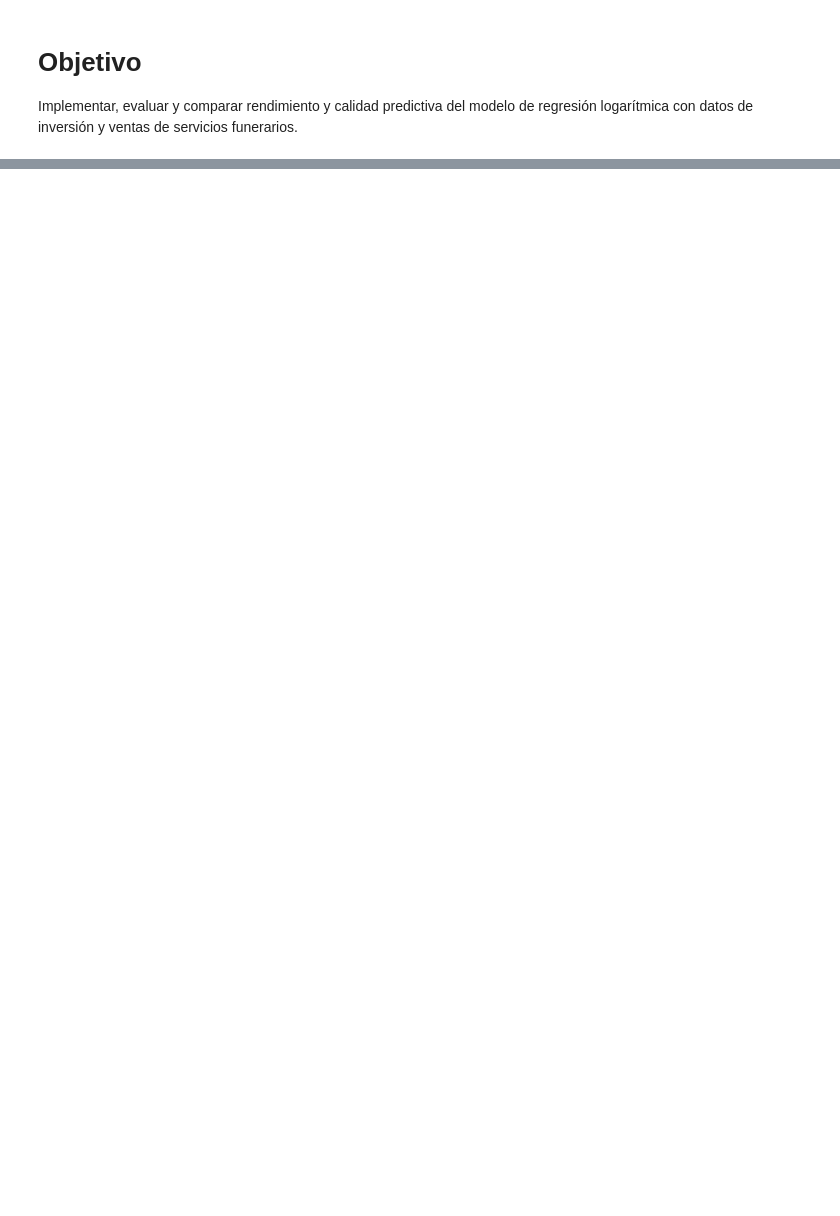
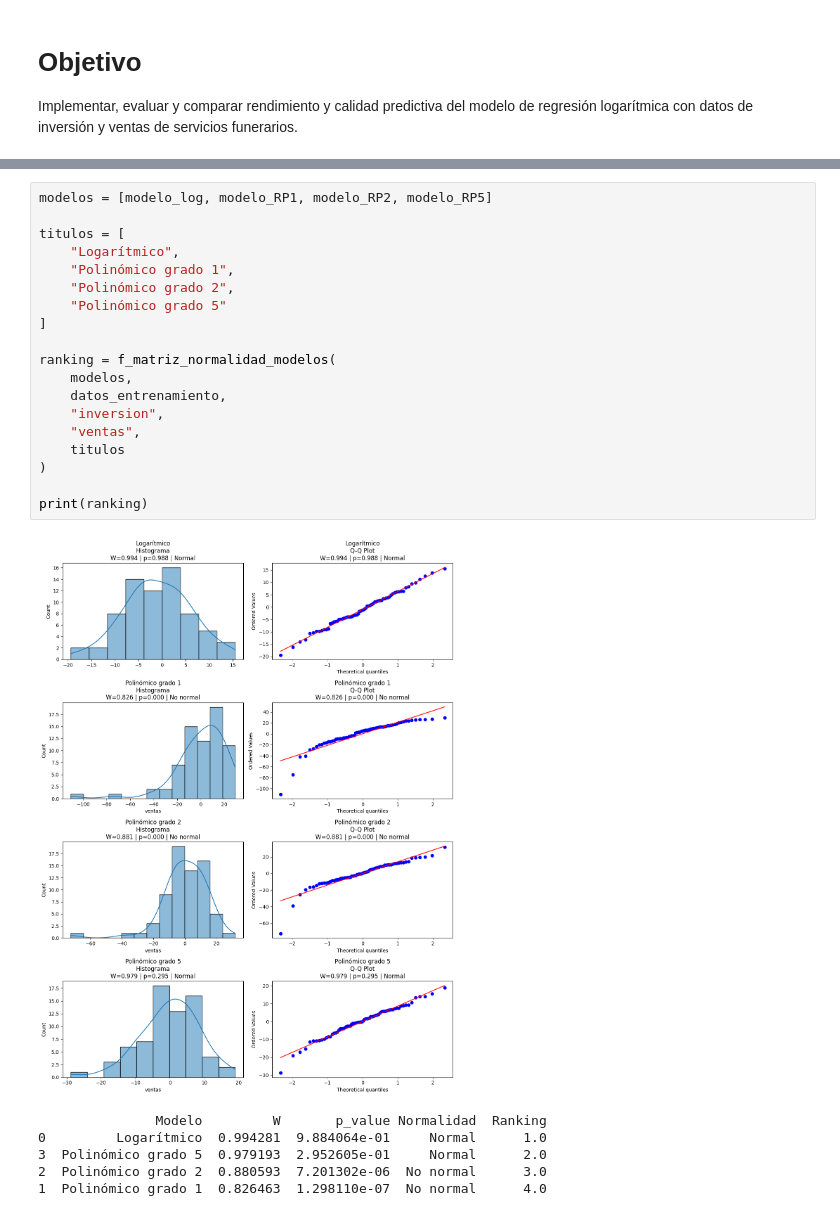
Before and after one commit to rpizarrog/Libro-Aprendizaje-Automatico.-Casos-de-Estudio-con-R-y-Python, a Jupyter notebook: Python NoteBooks/Caso_de_regresión_logarítmica_con_datos_de_inversión_y_ventas_de_servicios_funerarios.ipynb, the cells around one changed output, grey strips where cells are left out. Cells and saved outputs as stored; diff of their text form; blank space fills up the shorter version.

```diff
--- a/Python NoteBooks/Caso_de_regresión_logarítmica_con_datos_de_inversión_y_ventas_de_servicios_funerarios.ipynb
+++ b/Python NoteBooks/Caso_de_regresión_logarítmica_con_datos_de_inversión_y_ventas_de_servicios_funerarios.ipynb
@@ -22,0 +877,26 @@ El caso también se encuentra para su descarga y verificación en el enlace del
+# %%
+modelos = [modelo_log, modelo_RP1, modelo_RP2, modelo_RP5]
+
+titulos = [
+    "Logarítmico",
+    "Polinómico grado 1",
+    "Polinómico grado 2",
+    "Polinómico grado 5"
+]
+
+ranking = f_matriz_normalidad_modelos(
+    modelos,
+    datos_entrenamiento,
+    "inversion",
+    "ventas",
+    titulos
+)
+
+print(ranking)
+# %% [output]
+[figure, added]
+               Modelo         W       p_value Normalidad  Ranking
+0         Logarítmico  0.994281  9.884064e-01     Normal      1.0
+3  Polinómico grado 5  0.979193  2.952605e-01     Normal      2.0
+2  Polinómico grado 2  0.880593  7.201302e-06  No normal      3.0
+1  Polinómico grado 1  0.826463  1.298110e-07  No normal      4.0
```
Also changed, not shown: parts of 34 cells of this notebook.
